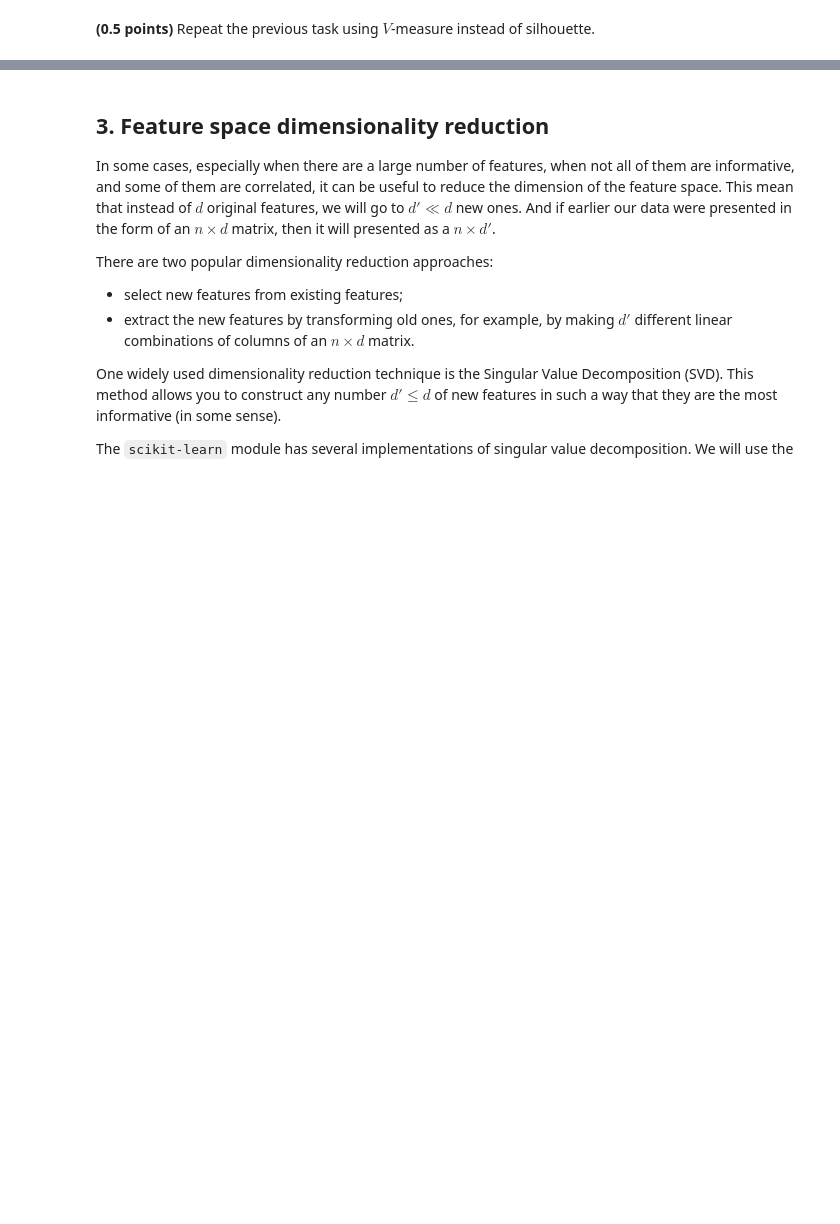
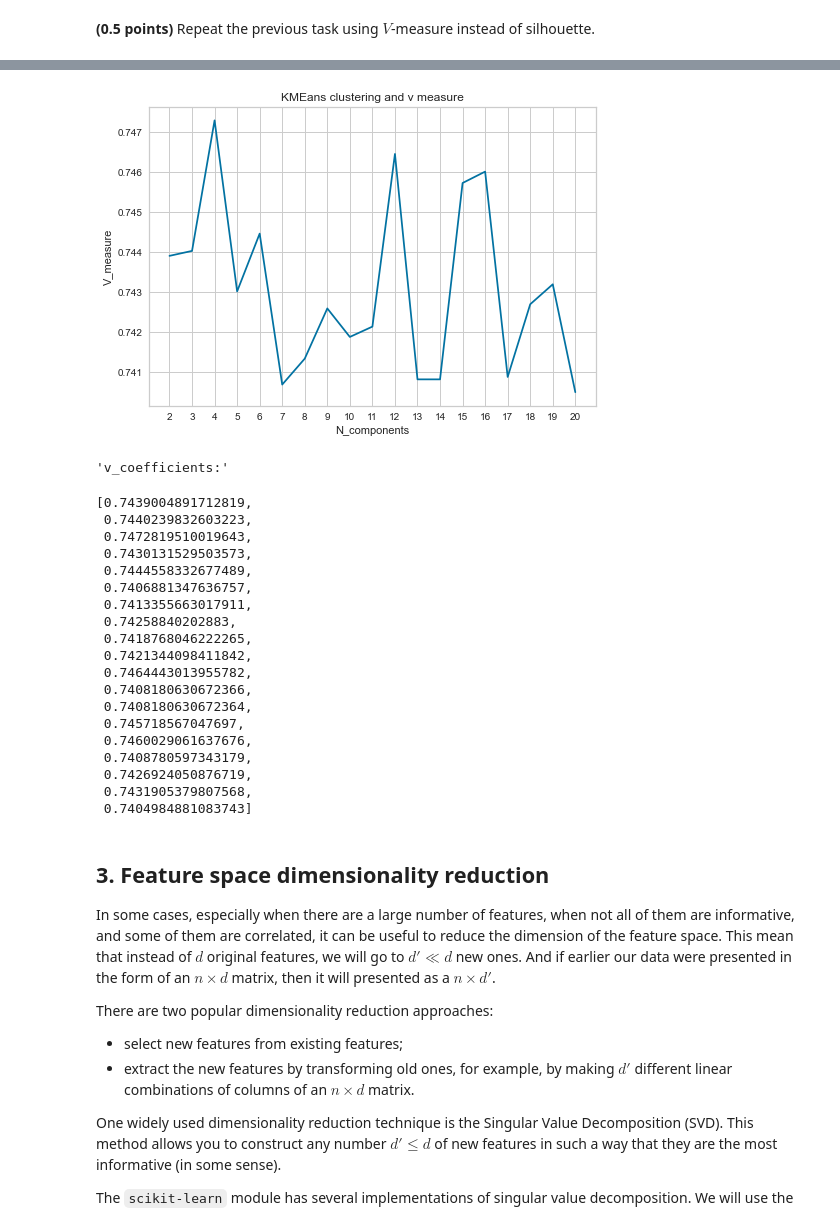
Before and after one commit to podhaynova/my_projects, a Jupyter notebook: 8 module/clustering.ipynb, the cells around one changed output, grey strips where cells are left out. Saved outputs shown, nothing was run; the diff lists cells and outputs as text; code cells hidden in the pictures; blank space fills up the shorter version.

```diff
--- a/8 module/clustering.ipynb
+++ b/8 module/clustering.ipynb
@@ -827,33 +814,3 @@ plot.show()
-# %%
-
-kmeans = cluster.KMeans(n_clusters = 10)
-kmeans.fit(X)
-
-centroids = kmeans.cluster_centers_
-
-
-images = centroids.reshape(36, 28, 28)
-images *= 255
-images = images.astype(np.uint8)
-
-
-cluster_labels = cluster_labels_infer(kmeans, Y)
-
-fig, axs = plt.subplots(6, 6, figsize = (20, 20))
-plt.gray()
-
-
-for i, ax in enumerate(axs.flat):
-
-    for key, value in cluster_labels.items():
-        if i in value:
-            ax.set_title('Inferred Label: {}'.format(key))
-
-    ax.matshow(images[i])
-    ax.axis('off')
-
-
-fig.show()
 # %% [markdown]
 When we know the true clustering labels, the clustering result can be compared to them using measures such as `homogeneity`, `completeness` and their harmonic mean - $V$-score. The definitions of these quantities are rather bulky and are based on the [entropy of the probability distribution](https://ru.wikipedia.org/wiki/Информационная_энтропия). Details are given in [this article](http://aclweb.org/anthology/D/D07/D07-1043.pdf). In practice, it's enough to know that `homogeneity`, `completeness` and $V$-score are in the range from 0 and 1, and the more, the better.
 
@@ -882,22 +861,44 @@ display("v_coefficients:", v_coefficients)
 # %%
 from sklearn.decomposition import TruncatedSVD
 from sklearn.metrics import silhouette_samples, silhouette_score, homogeneity_score, completeness_score, v_measure_score
 
 v_coefficients = []
 n_components = range(2,21)
 for n in n_components:
 
-    y_pred = cluster.KMEans(n_clusters=10).fit_predict(X)
+    y_pred = cluster.KMeans(n_clusters=10).fit_predict(X)
     score = v_measure_score(y, y_pred)
     v_coefficients.append(score)
 
 plt.plot(n_components, v_coefficients)
 plt.xticks(n_components)
 plt.xlabel("N_components")
 plt.ylabel("V_measure")
 plt.title("KMEans clustering and v measure")
 plt.show()
 display("v_coefficients:", v_coefficients)
+# %% [output]
+[figure, added]
+'v_coefficients:'
+[0.7439004891712819,
+ 0.7440239832603223,
+ 0.7472819510019643,
+ 0.7430131529503573,
+ 0.7444558332677489,
+ 0.7406881347636757,
+ 0.7413355663017911,
+ 0.74258840202883,
+ 0.7418768046222265,
+ 0.7421344098411842,
+ 0.7464443013955782,
+ 0.7408180630672366,
+ 0.7408180630672364,
+ 0.745718567047697,
+ 0.7460029061637676,
+ 0.7408780597343179,
+ 0.7426924050876719,
+ 0.7431905379807568,
+ 0.7404984881083743]
 # %% [markdown]
 ## 3. Feature space dimensionality reduction
 
```
Also changed, not shown: parts of 21 cells of this notebook.
